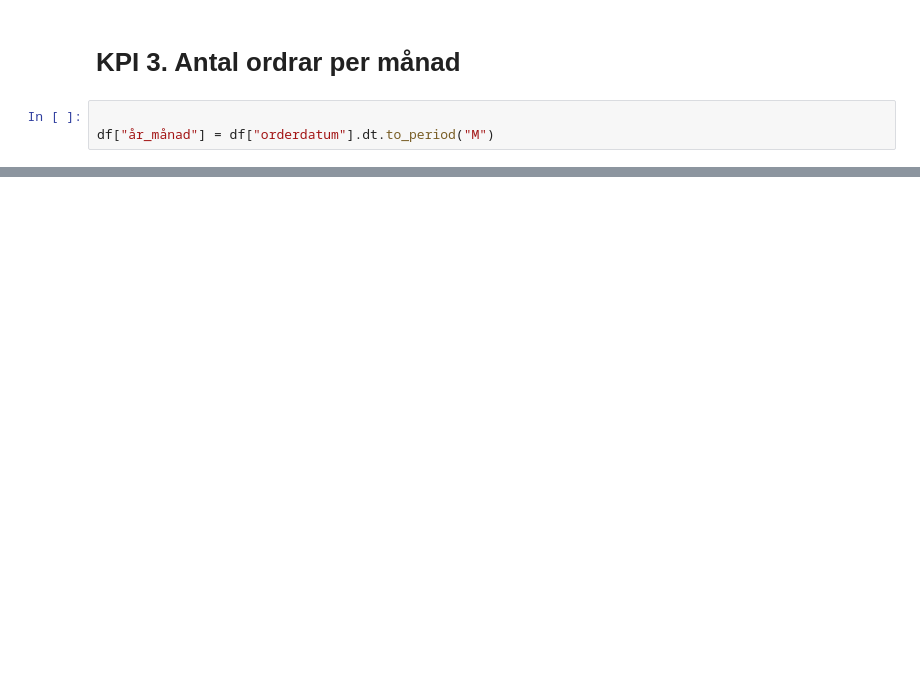
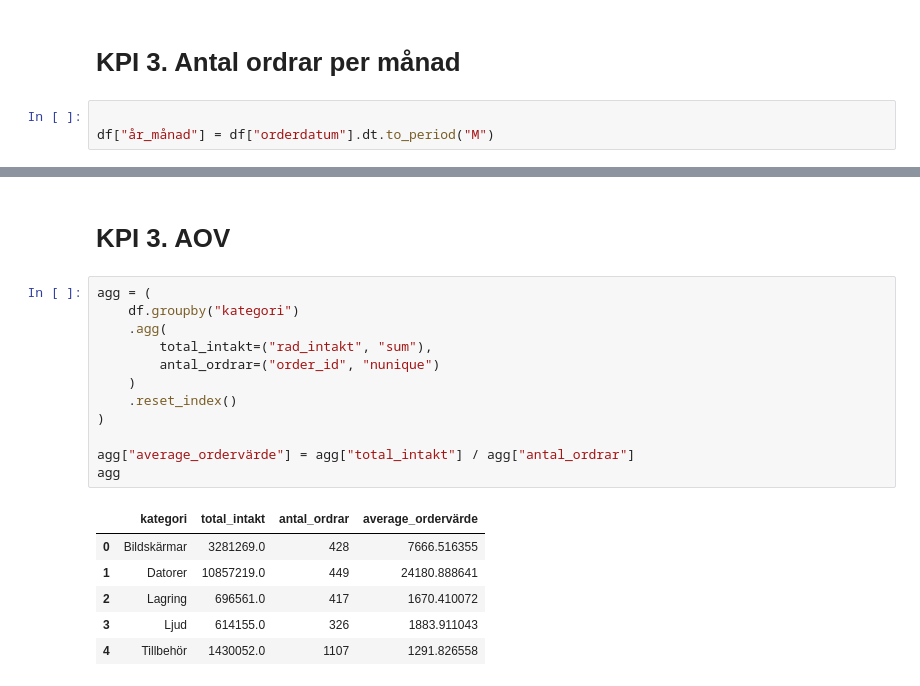
Before and after one commit to rikardsoderstrom/DataScience-uppgift, a Jupyter notebook: kpi_och_analys.ipynb, the cells around one changed output, grey strips where cells are left out. Cells and saved outputs as stored; diff of their text form; blank space fills up the shorter version.

```diff
--- a/kpi_och_analys.ipynb
+++ b/kpi_och_analys.ipynb
@@ -313,0 +313,21 @@ Den tydliga toppen i de första månaderna kan indikera en stark efterfrågan i
+# %% [markdown]
+# KPI 3. AOV
+# %%
+agg = (
+    df.groupby("kategori")
+    .agg(
+        total_intakt=("rad_intakt", "sum"),
+        antal_ordrar=("order_id", "nunique")
+    )
+    .reset_index()
+)
+
+agg["average_ordervärde"] = agg["total_intakt"] / agg["antal_ordrar"]
+agg
+# %% [output]
+|  | kategori | total_intakt | antal_ordrar | average_ordervärde |
+| 0 | Bildskärmar | 3281269.0 | 428 | 7666.516355 |
+| 1 | Datorer | 10857219.0 | 449 | 24180.888641 |
+| 2 | Lagring | 696561.0 | 417 | 1670.410072 |
+| 3 | Ljud | 614155.0 | 326 | 1883.911043 |
+| 4 | Tillbehör | 1430052.0 | 1107 | 1291.826558 |
```
Also changed, not shown: parts of 9 cells of this notebook.
